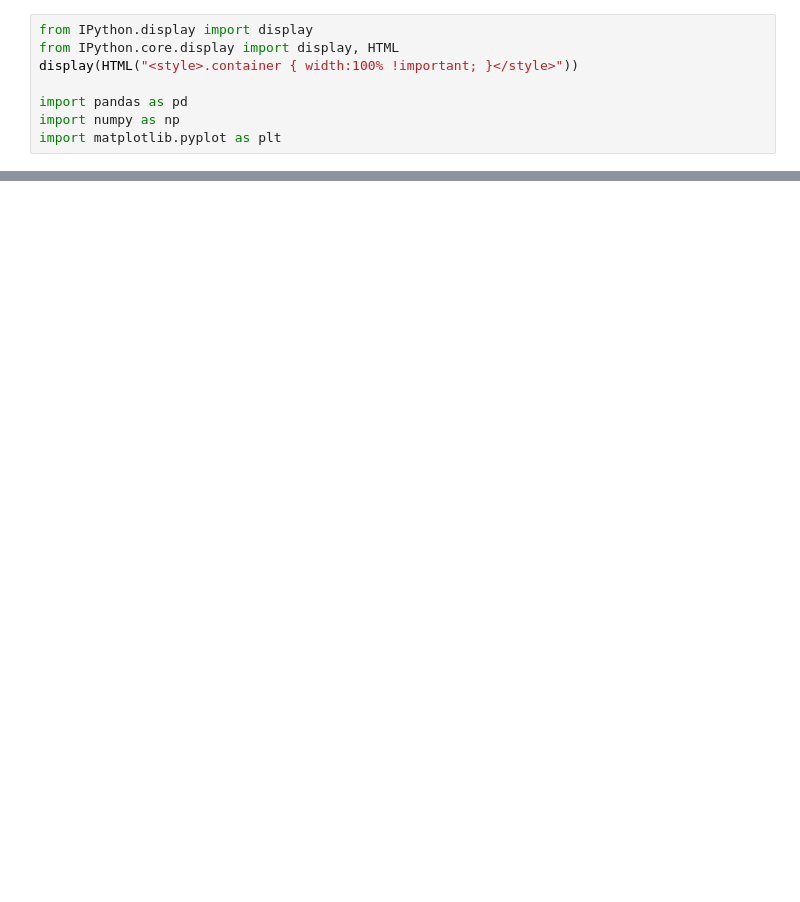
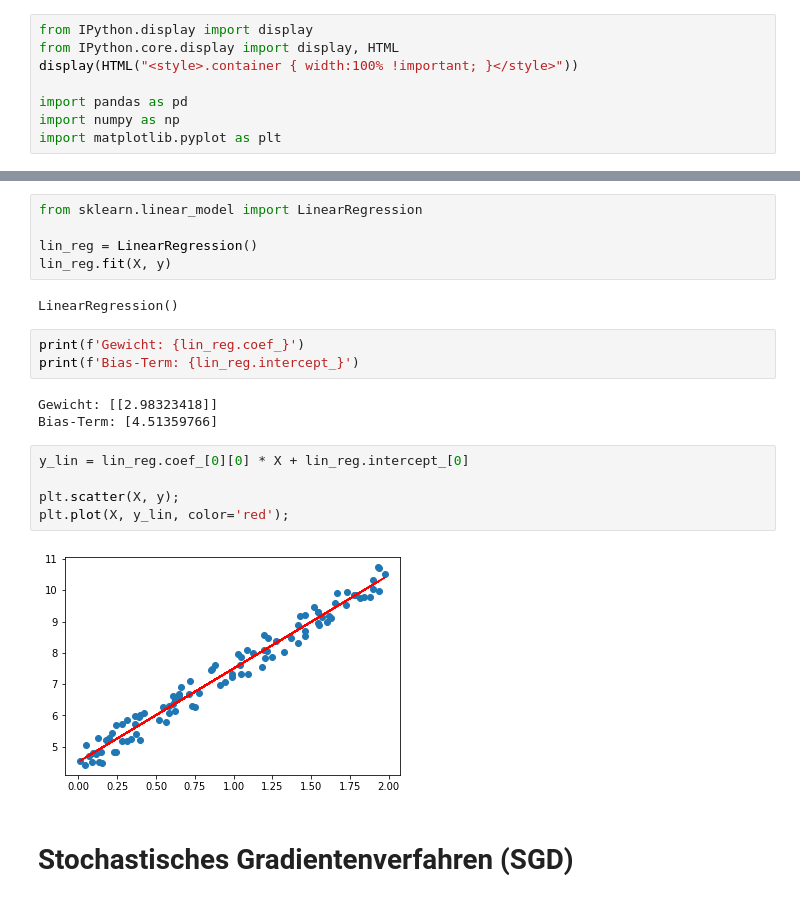
Before and after one commit to MartinSF91/praxiseinstieg-ml, a Jupyter notebook: Kapitel 4 - Trainieren von Modellen.ipynb, the cells around one changed output, grey strips where cells are left out. Drawn from its saved outputs; the diff is of its cells as text; blank space fills up the shorter version.

```diff
--- a/Kapitel 4 - Trainieren von Modellen.ipynb
+++ b/Kapitel 4 - Trainieren von Modellen.ipynb
@@ -8,0 +31,22 @@ import matplotlib.pyplot as plt
+# %%
+from sklearn.linear_model import LinearRegression
+
+lin_reg = LinearRegression()
+lin_reg.fit(X, y)
+# %% [output]
+LinearRegression()
+# %%
+print(f'Gewicht: {lin_reg.coef_}')
+print(f'Bias-Term: {lin_reg.intercept_}')
+# %% [output]
+Gewicht: [[2.98323418]]
+Bias-Term: [4.51359766]
+# %%
+y_lin = lin_reg.coef_[0][0] * X + lin_reg.intercept_[0]
+
+plt.scatter(X, y);
+plt.plot(X, y_lin, color='red');
+# %% [output]
+[figure, added]
+# %% [markdown]
+# Stochastisches Gradientenverfahren (SGD)
```
Also changed, not shown: parts of 15 cells of this notebook.
